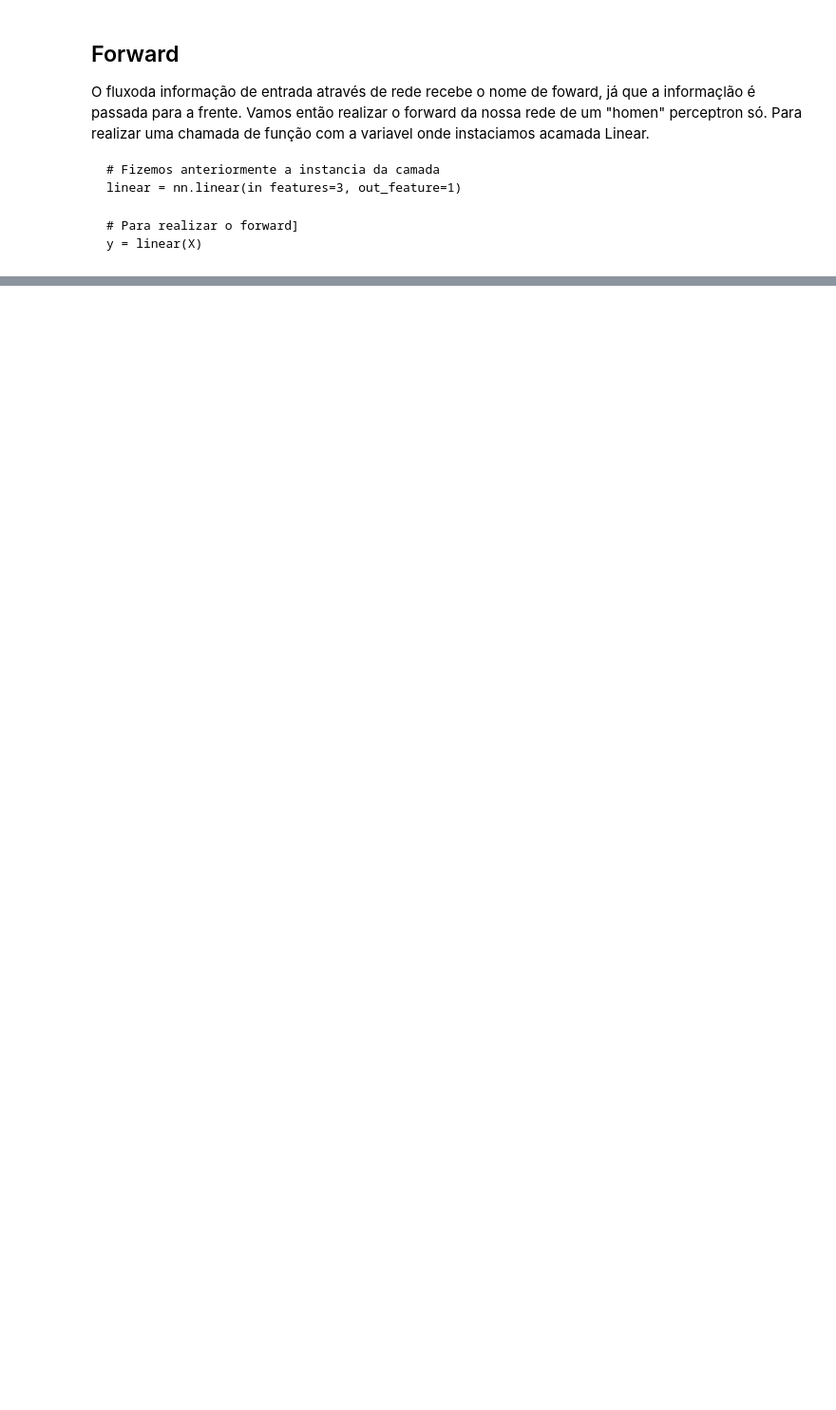
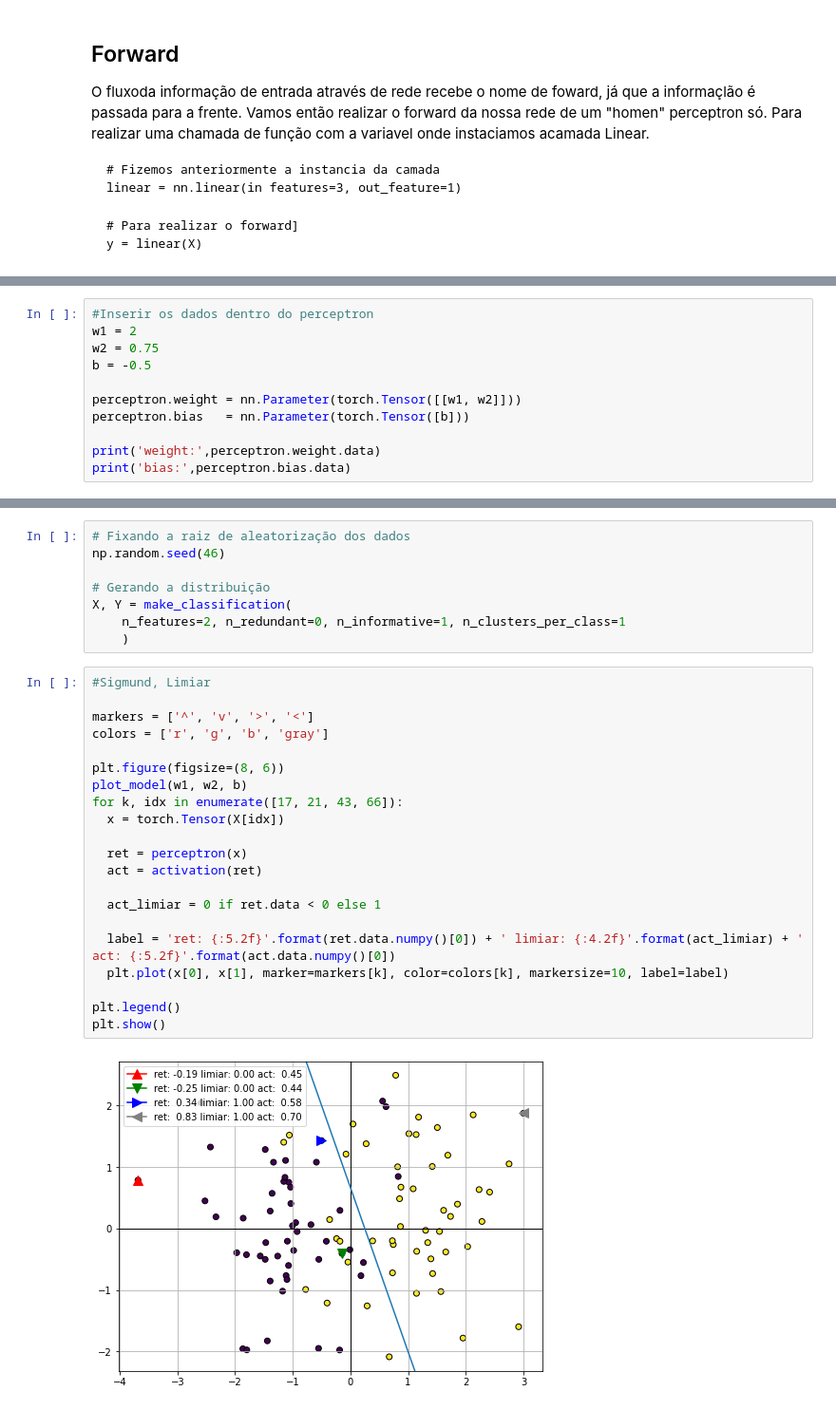
Before and after one commit to JeandsGomes/Estudando_Deep_Learning_PyTorch, a Jupyter notebook: 01.ipynb, the cells around one changed output, grey strips where cells are left out. Shown: that part at 95% size. Cells and saved outputs as stored; diff of their text form; blank space fills up the shorter version.

```diff
--- a/01.ipynb
+++ b/01.ipynb
@@ -662,0 +757,11 @@ plt.plot([X[0]],[X[1]],[X[2]], color='r',marker='^',markersize=20)
+# %%
+#Inserir os dados dentro do perceptron
+w1 = 2
+w2 = 0.75
+b = -0.5
+
+perceptron.weight = nn.Parameter(torch.Tensor([[w1, w2]]))
+perceptron.bias   = nn.Parameter(torch.Tensor([b]))
+
+print('weight:',perceptron.weight.data)
+print('bias:',perceptron.bias.data)
@@ -662,0 +777,31 @@ plt.plot([X[0]],[X[1]],[X[2]], color='r',marker='^',markersize=20)
+# %%
+# Fixando a raiz de aleatorização dos dados
+np.random.seed(46)
+
+# Gerando a distribuição
+X, Y = make_classification(
+    n_features=2, n_redundant=0, n_informative=1, n_clusters_per_class=1
+    )
+# %%
+#Sigmund, Limiar
+
+markers = ['^', 'v', '>', '<']
+colors = ['r', 'g', 'b', 'gray']
+
+plt.figure(figsize=(8, 6))
+plot_model(w1, w2, b)
+for k, idx in enumerate([17, 21, 43, 66]):
+  x = torch.Tensor(X[idx])
+
+  ret = perceptron(x)
+  act = activation(ret)
+
+  act_limiar = 0 if ret.data < 0 else 1
+
+  label = 'ret: {:5.2f}'.format(ret.data.numpy()[0]) + ' limiar: {:4.2f}'.format(act_limiar) + ' act: {:5.2f}'.format(act.data.numpy()[0])
+  plt.plot(x[0], x[1], marker=markers[k], color=colors[k], markersize=10, label=label)
+
+plt.legend()
+plt.show()
+# %% [output]
+[figure, added]
```
Also changed, not shown: parts of 24 cells of this notebook.
